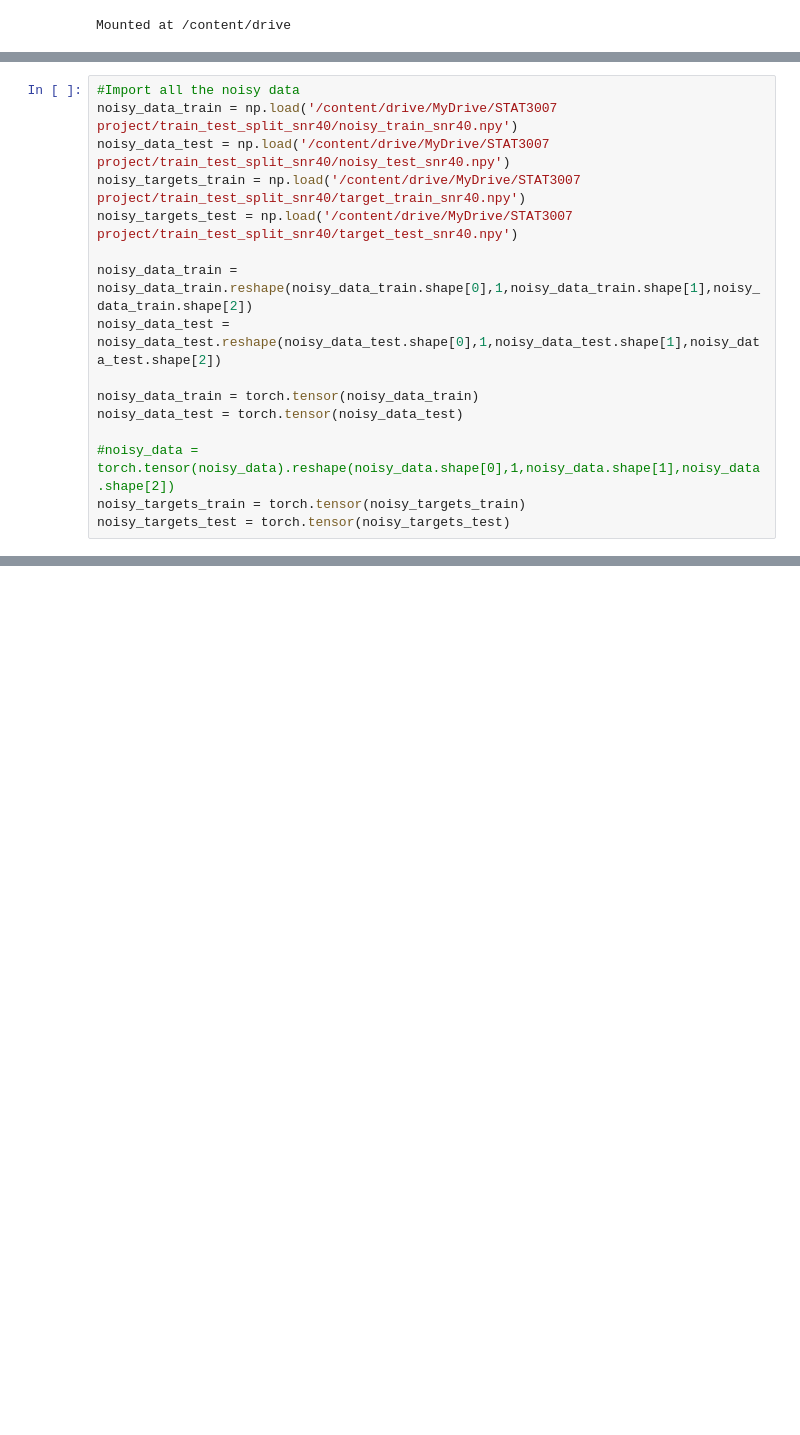
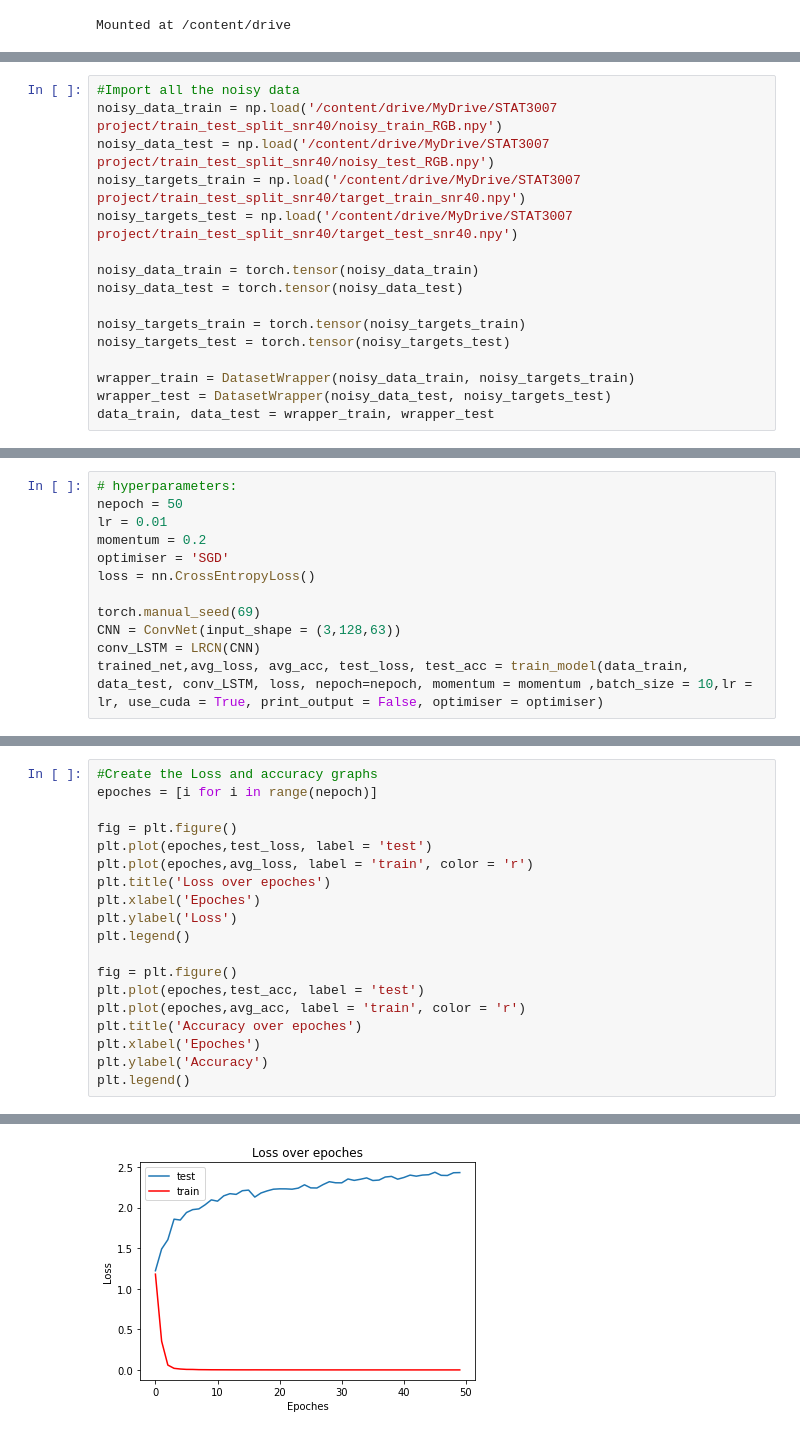
Before and after one commit to JordanFoss/STAT3007_Project, a Jupyter notebook: CNN_RGB_LSTM_Training_Testing.ipynb, the cells around one changed output, grey strips where cells are left out. Saved outputs shown, nothing was run; the diff lists cells and outputs as text; blank space fills up the shorter version.

Commit message:
Added a CNN LSTM training and testing

```diff
--- a/CNN_RGB_LSTM_Training_Testing.ipynb
+++ b/CNN_RGB_LSTM_Training_Testing.ipynb
@@ -94,16 +69,16 @@ y = torch.tensor(y)
 # %%
 #Import all the noisy data
-noisy_data_train = np.load('/content/drive/MyDrive/STAT3007 project/train_test_split_snr40/noisy_train_snr40.npy')
-noisy_data_test = np.load('/content/drive/MyDrive/STAT3007 project/train_test_split_snr40/noisy_test_snr40.npy')
+noisy_data_train = np.load('/content/drive/MyDrive/STAT3007 project/train_test_split_snr40/noisy_train_RGB.npy')
+noisy_data_test = np.load('/content/drive/MyDrive/STAT3007 project/train_test_split_snr40/noisy_test_RGB.npy')
 noisy_targets_train = np.load('/content/drive/MyDrive/STAT3007 project/train_test_split_snr40/target_train_snr40.npy')
 noisy_targets_test = np.load('/content/drive/MyDrive/STAT3007 project/train_test_split_snr40/target_test_snr40.npy')
-
-noisy_data_train = noisy_data_train.reshape(noisy_data_train.shape[0],1,noisy_data_train.shape[1],noisy_data_train.shape[2])
-noisy_data_test = noisy_data_test.reshape(noisy_data_test.shape[0],1,noisy_data_test.shape[1],noisy_data_test.shape[2])
 
 noisy_data_train = torch.tensor(noisy_data_train)
 noisy_data_test = torch.tensor(noisy_data_test)
 
-#noisy_data = torch.tensor(noisy_data).reshape(noisy_data.shape[0],1,noisy_data.shape[1],noisy_data.shape[2])
 noisy_targets_train = torch.tensor(noisy_targets_train)
 noisy_targets_test = torch.tensor(noisy_targets_test)
+
+wrapper_train = DatasetWrapper(noisy_data_train, noisy_targets_train)
+wrapper_test = DatasetWrapper(noisy_data_test, noisy_targets_test)
+data_train, data_test = wrapper_train, wrapper_test
@@ -239,0 +87,12 @@ torch.save(trained_net.state_dict(), '/content/drive/MyDrive/STAT3007 project/No
+# %%
+# hyperparameters:
+nepoch = 50
+lr = 0.01
+momentum = 0.2
+optimiser = 'SGD'
+loss = nn.CrossEntropyLoss()
+
+torch.manual_seed(69)
+CNN = ConvNet(input_shape = (3,128,63))
+conv_LSTM = LRCN(CNN)
+trained_net,avg_loss, avg_acc, test_loss, test_acc = train_model(data_train, data_test, conv_LSTM, loss, nepoch=nepoch, momentum = momentum ,batch_size = 10,lr = lr, use_cuda = True, print_output = False, optimiser = optimiser)
@@ -287,0 +113,20 @@ plt.show()
+# %%
+#Create the Loss and accuracy graphs
+epoches = [i for i in range(nepoch)]
+
+fig = plt.figure()
+plt.plot(epoches,test_loss, label = 'test')
+plt.plot(epoches,avg_loss, label = 'train', color = 'r')
+plt.title('Loss over epoches')
+plt.xlabel('Epoches')
+plt.ylabel('Loss')
+plt.legend()
+
+fig = plt.figure()
+plt.plot(epoches,test_acc, label = 'test')
+plt.plot(epoches,avg_acc, label = 'train', color = 'r')
+plt.title('Accuracy over epoches')
+plt.xlabel('Epoches')
+plt.ylabel('Accuracy')
+plt.legend()
+# %% [output]
@@ -287,0 +134 @@ plt.show()
+[figure, added]
```
Also changed, not shown: parts of 29 cells of this notebook, 1 other file.
